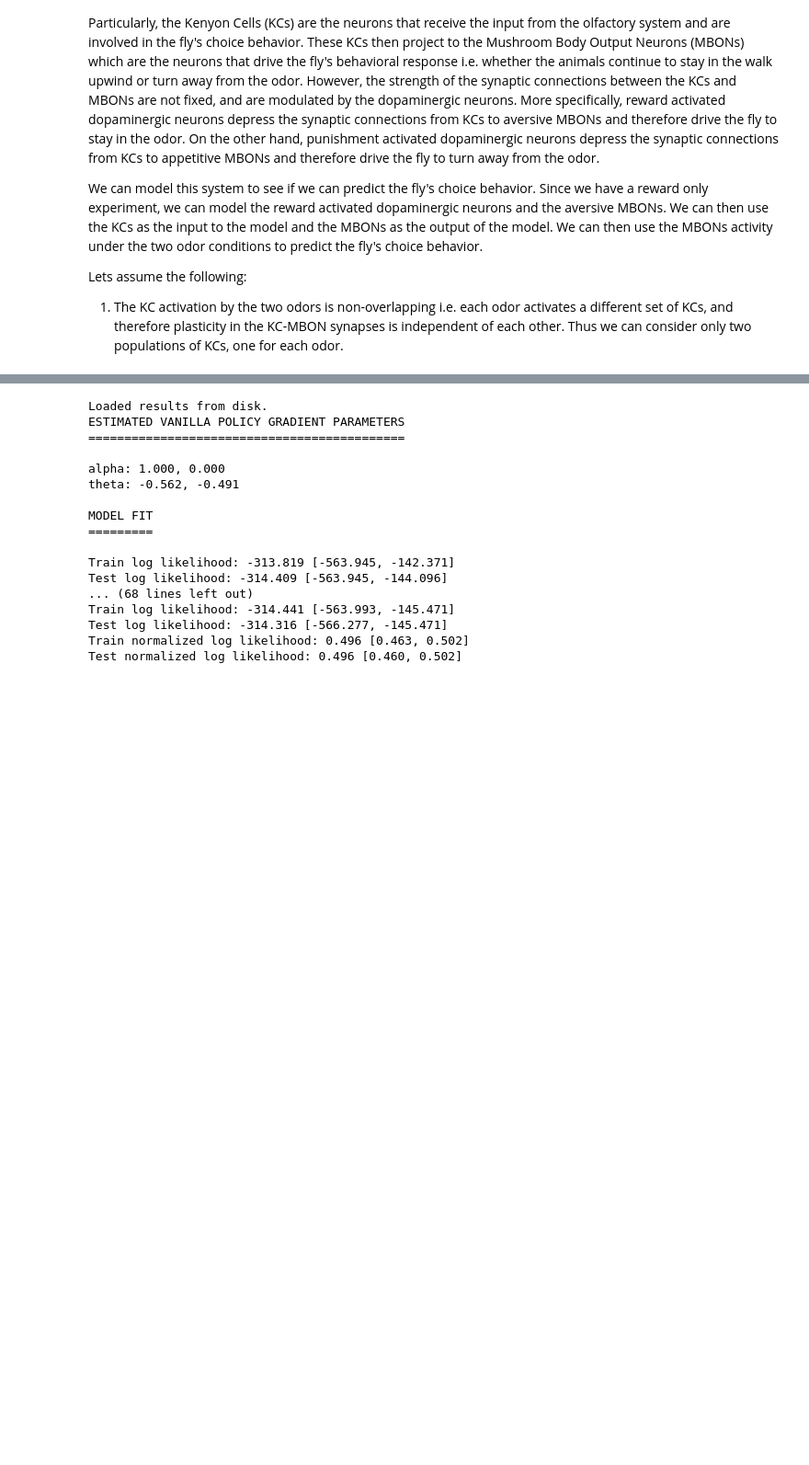
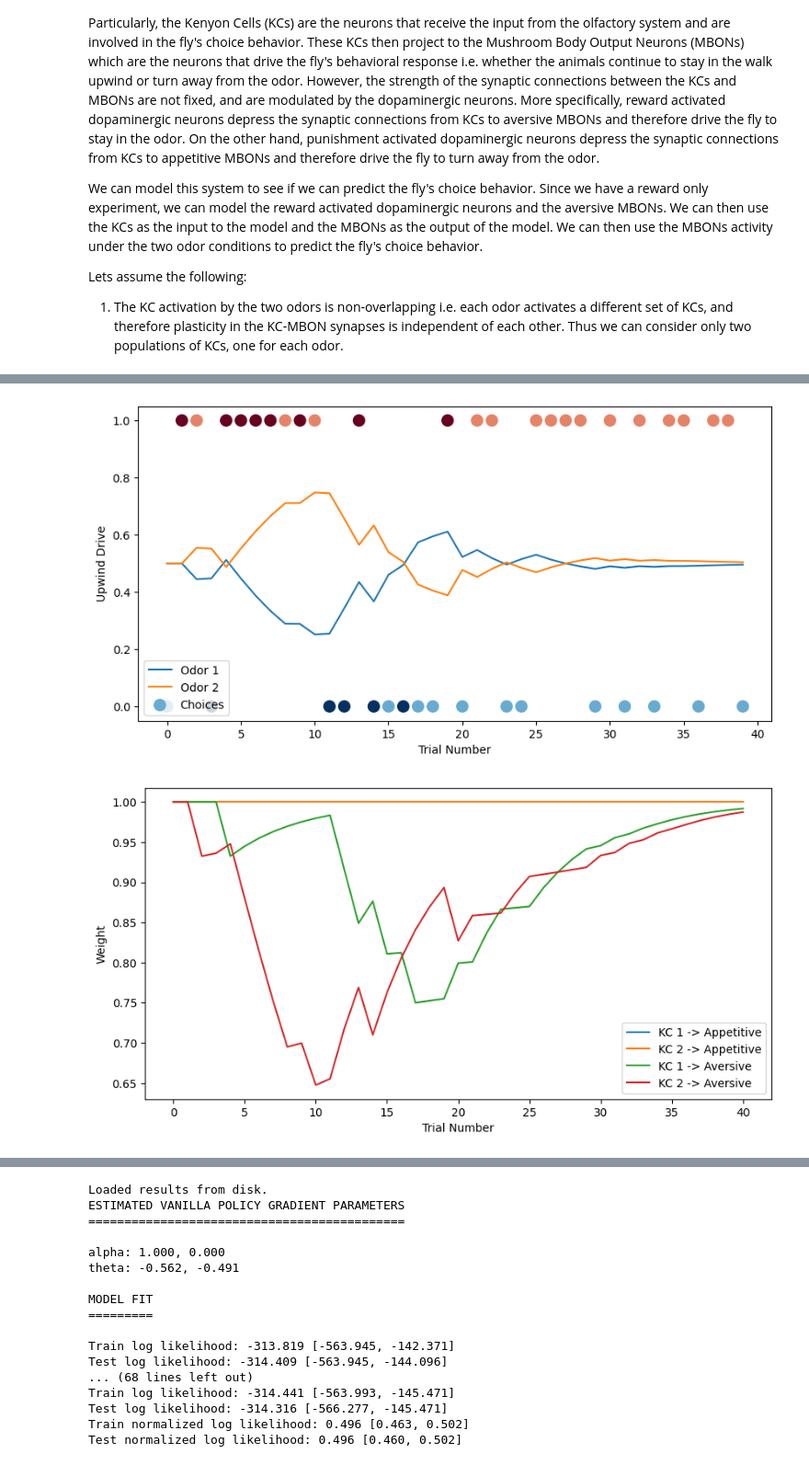
Before and after one commit to neurorishika/pyGORL, a Jupyter notebook: analysis/cognitive_analysis.ipynb, the cells around one changed output, grey strips where cells are left out. Shown at 92% size. Saved outputs shown, nothing was run; the diff lists cells and outputs as text; code cells hidden in the pictures; blank space fills up the shorter version.

```diff
--- a/analysis/cognitive_analysis.ipynb
+++ b/analysis/cognitive_analysis.ipynb
@@ -2392,0 +2531,8 @@ class MushroomBody:
+# %%
+# for now, we will ignore
+# 1) cross modal plasticity so mu_inh = 0
+# 2) cross modal excitation so fb_trans = 0
+ignored_params = {
+    'mu_inh': 0.0,
+    'fb_trans': 0.0
+}
@@ -2392,0 +2569,51 @@ class MushroomBody:
+# %%
+np.random.seed(0)
+random_choices = np.concatenate([np.random.randint(0,2,size=20),np.random.randint(0,2,size=20)])
+random_rewards = np.concatenate([np.random.randint(0,2,size=20),np.zeros(20)])
+
+col=(((random_rewards+1)*(1-2*random_choices))+2)/4
+
+MB = MushroomBody(
+    hr=0.2,
+    lr=0.075,
+    up_dr=4,
+    fb_syn=0.1,
+    fb_up=1,
+    **ignored_params
+)
+upwind_drives = []
+weights = [MB.get_weights()]
+for i in range(len(random_choices)):
+    upwind_drive = MB.upwind_drive(1)
+    # apply softmax to upwind drives
+    upwind_drive = np.exp(upwind_drive)/np.sum(np.exp(upwind_drive))
+    upwind_drives.append(upwind_drive)
+    MB.trial_plasticity(random_choices[i],random_rewards[i],1)
+    weights.append(MB.get_weights())
+
+upwind_drives = np.array(upwind_drives)
+weights = np.array(weights)
+
+# plot the upwind drives
+plt.figure(figsize=(10,5))
+plt.plot(upwind_drives[:,0],label='Odor 1')
+plt.plot(upwind_drives[:,1],label='Odor 2')
+plt.scatter(np.arange(len(random_choices)),random_choices,c=col,s=100,label='Choices',cmap='RdBu')
+plt.xlabel('Trial Number')
+plt.ylabel('Upwind Drive')
+plt.legend()
+plt.show()
+
+# plot the weights
+plt.figure(figsize=(10,5))
+plt.plot(weights[:,0,0],label='KC 1 -> Appetitive')
+plt.plot(weights[:,0,1],label='KC 2 -> Appetitive')
+plt.plot(weights[:,1,0],label='KC 1 -> Aversive')
+plt.plot(weights[:,1,1],label='KC 2 -> Aversive')
+plt.xlabel('Trial Number')
+plt.ylabel('Weight')
+plt.legend()
+plt.show()
+# %% [output]
+[figure, added]
+[figure, added]
```
Also changed, not shown: parts of 12 cells of this notebook, 1 other file.
